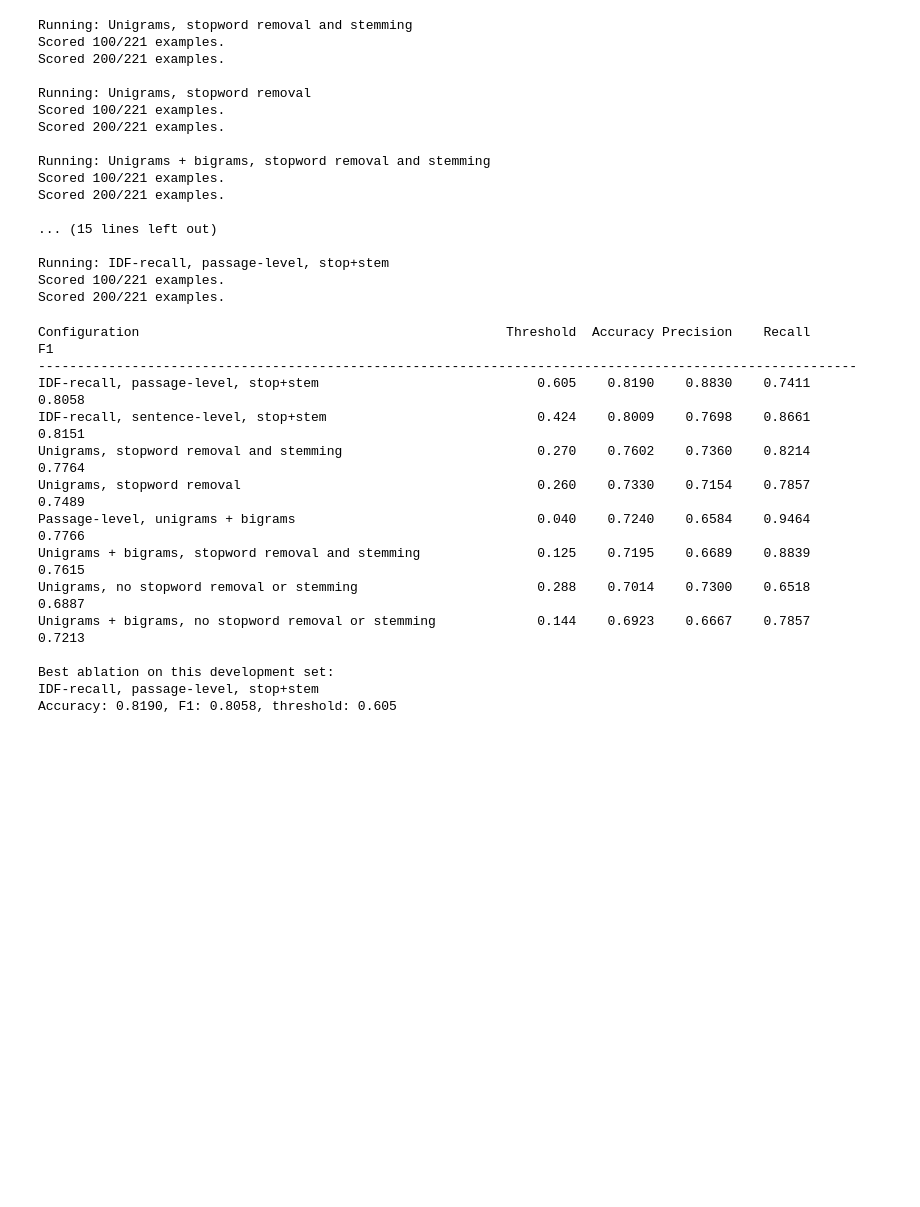
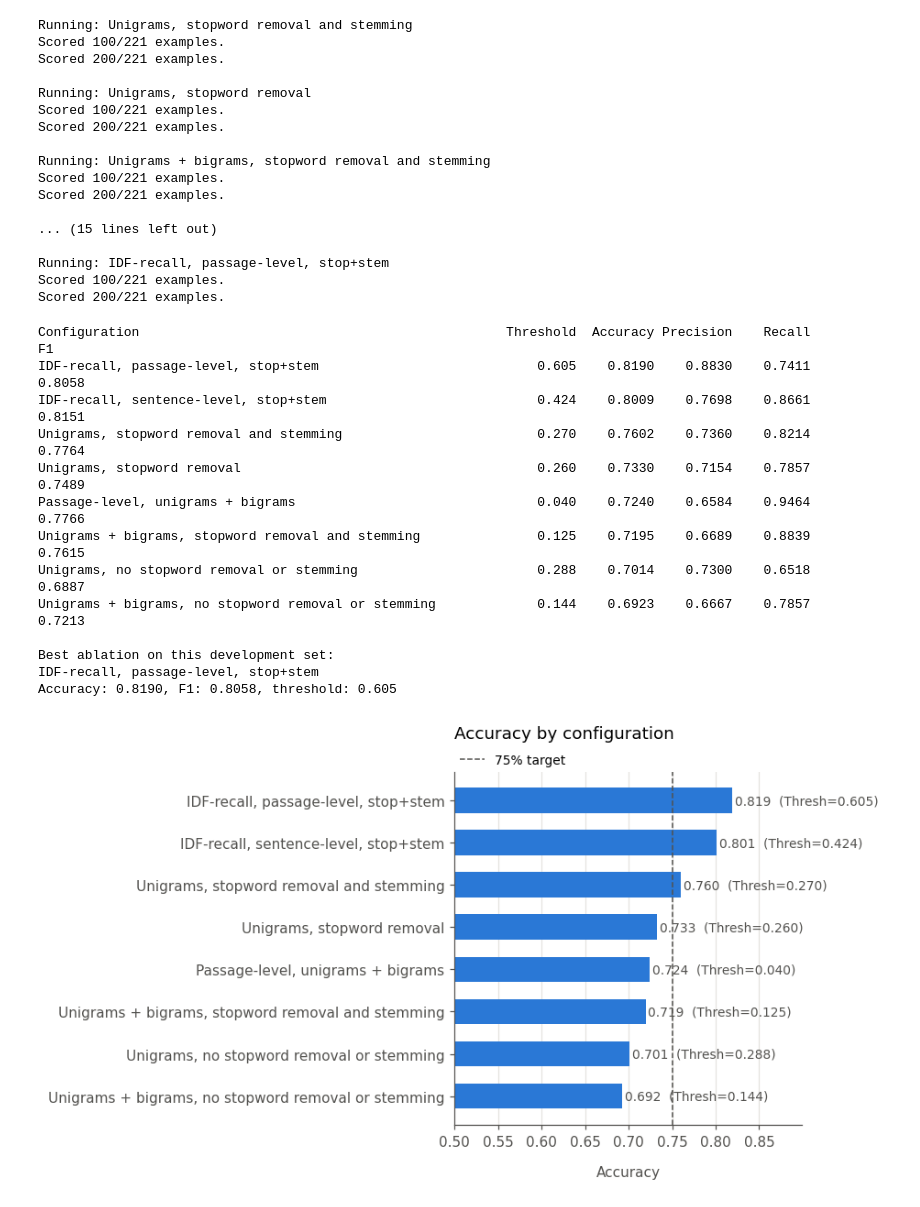
Before and after one commit to SeyedRumaiz/LLMFactChecking, a Jupyter notebook: Task_A/rumaiz_tf-idf/tfidf.ipynb, the cells around one changed output. Cells and saved outputs as stored; diff of their text form; code cells hidden in the pictures; blank space fills up the shorter version.

Commit message:
feat: Ablation accuracy per configuration (best threshold each)

```diff
--- a/Task_A/rumaiz_tf-idf/tfidf.ipynb
+++ b/Task_A/rumaiz_tf-idf/tfidf.ipynb
@@ -869,7 +870,6 @@ header = (
     f"{'F1':>9}"
 )
 print(header)
-print("-" * 105)
 
 for result in ablation_results:
     name = result["name"]
@@ -896,7 +896,6 @@ print(
 )
 # %% [output]
 Configuration                                               Threshold  Accuracy Precision    Recall        F1
----------------------------------------------------------------------------------------------------------
 IDF-recall, passage-level, stop+stem                            0.605    0.8190    0.8830    0.7411    0.8058
 IDF-recall, sentence-level, stop+stem                           0.424    0.8009    0.7698    0.8661    0.8151
 Unigrams, stopword removal and stemming                         0.270    0.7602    0.7360    0.8214    0.7764
@@ -909,3 +908,41 @@ Unigrams + bigrams, no stopword removal or stemming             0.144    0.6923
 Best ablation on this development set:
 IDF-recall, passage-level, stop+stem
 Accuracy: 0.8190, F1: 0.8058, threshold: 0.605
+# %%
+FIG_DIR = Path("figures")
+FIG_DIR.mkdir(exist_ok=True)
+
+BLUE = "#2a78d6"
+ORANGE = "#eb6834"
+INK = "#52514e"
+GRID = "#e4e3df"
+TARGET = 0.75
+# %%
+# Ablation accuracy per configuration (best threshold each)
+ordered = sorted(ablation_results, key=lambda r: r["metrics"]["accuracy"])
+names = [r["name"] for r in ordered]
+accs = [r["metrics"]["accuracy"] for r in ordered]
+
+# Prepare a horizontal bar chart to visualize the accuracy of each configuration.
+fig, ax = plt.subplots(figsize=(8, 0.45 * len(ordered) + 1.2))
+bars = ax.barh(names, accs, color=BLUE, height=0.6)
+ax.axvline(TARGET, color=INK, linestyle="--", linewidth=1, label="75% target")
+
+# Annotate each bar with its accuracy and threshold for clarity.
+for bar, acc, r in zip(bars, accs, ordered):
+    ax.text(acc + 0.003, bar.get_y() + bar.get_height() / 2,
+            f"{acc:.3f}  (Thresh={r['metrics']['threshold']:.3f})",
+            va="center", fontsize=9, color=INK)
+
+# Set the x-axis limits, labels, title, and grid for better readability.
+ax.set_xlim(0.5, max(accs) + 0.08)
+ax.set_xlabel("Accuracy", labelpad=12)
+ax.set_title("Accuracy by configuration", loc="left", pad=24)
+ax.grid(axis="y", visible=False)
+ax.legend(frameon=False, loc="lower left", bbox_to_anchor=(0, 1.0),
+          fontsize=9, borderaxespad=0)
+fig.tight_layout()
+fig.savefig(FIG_DIR / "ablation_accuracy.png", bbox_inches="tight")
+plt.show()
+# %% [output]
+[figure, added]
```
Also changed, not shown: parts of 1 cell of this notebook, 1 other file.
